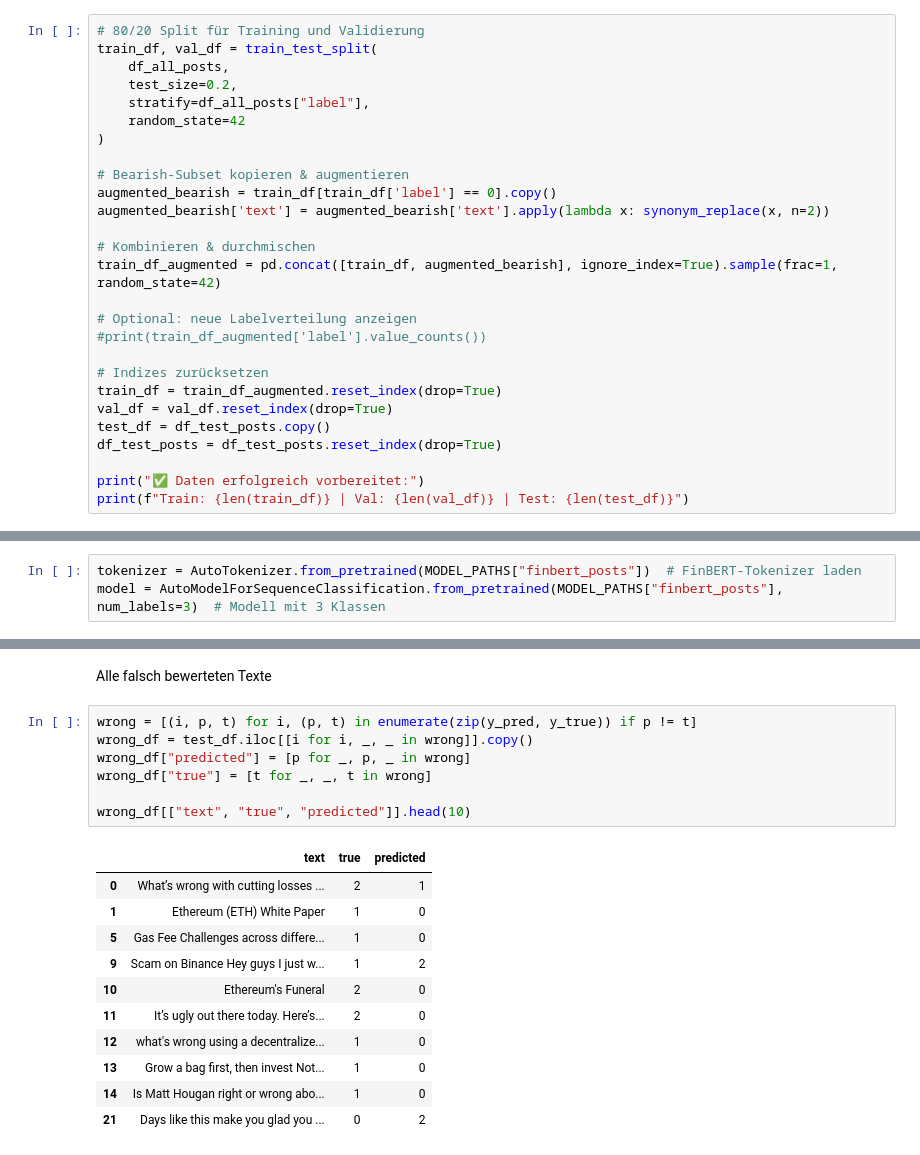
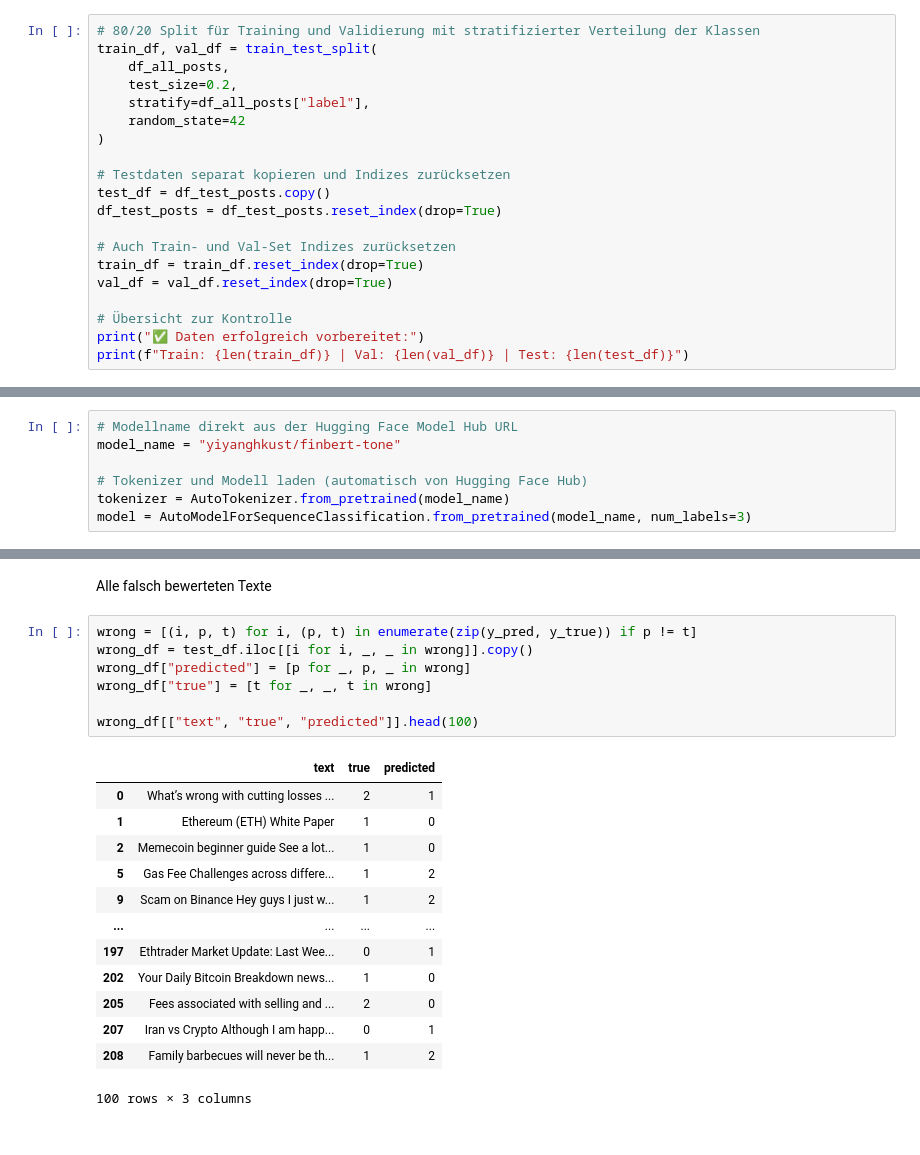
Before and after one commit to Reimser/data_mining_studienarbeit, a Jupyter notebook: notebooks/modeling/finbert.ipynb, the cells around one changed output, grey strips where cells are left out. Drawn from its saved outputs; the diff is of its cells as text.

```diff
--- a/notebooks/modeling/finbert.ipynb
+++ b/notebooks/modeling/finbert.ipynb
@@ -73,7 +47,7 @@ def synonym_replace(text, n=1):
 # %% [markdown]
 ## Train- Test-split
 # %%
-# 80/20 Split für Training und Validierung
+# 80/20 Split für Training und Validierung mit stratifizierter Verteilung der Klassen
 train_df, val_df = train_test_split(
     df_all_posts,
     test_size=0.2,
@@ -81,22 +55,15 @@ train_df, val_df = train_test_split(
     random_state=42
 )
 
-# Bearish-Subset kopieren & augmentieren
-augmented_bearish = train_df[train_df['label'] == 0].copy()
-augmented_bearish['text'] = augmented_bearish['text'].apply(lambda x: synonym_replace(x, n=2))
-
-# Kombinieren & durchmischen
-train_df_augmented = pd.concat([train_df, augmented_bearish], ignore_index=True).sample(frac=1, random_state=42)
-
-# Optional: neue Labelverteilung anzeigen
-#print(train_df_augmented['label'].value_counts())
-
-# Indizes zurücksetzen
-train_df = train_df_augmented.reset_index(drop=True)
-val_df = val_df.reset_index(drop=True)
+# Testdaten separat kopieren und Indizes zurücksetzen
 test_df = df_test_posts.copy()
 df_test_posts = df_test_posts.reset_index(drop=True)
 
+# Auch Train- und Val-Set Indizes zurücksetzen
+train_df = train_df.reset_index(drop=True)
+val_df = val_df.reset_index(drop=True)
+
+# Übersicht zur Kontrolle
 print("✅ Daten erfolgreich vorbereitet:")
 print(f"Train: {len(train_df)} | Val: {len(val_df)} | Test: {len(test_df)}")
 # %% [output]
@@ -154,8 +121,12 @@ for path in MODEL_PATHS.values():
 # %% [markdown]
 Modell & Tokenizer laden
 # %%
-tokenizer = AutoTokenizer.from_pretrained(MODEL_PATHS["finbert_posts"])  # FinBERT-Tokenizer laden
-model = AutoModelForSequenceClassification.from_pretrained(MODEL_PATHS["finbert_posts"], num_labels=3)  # Modell mit 3 Klassen
+# Modellname direkt aus der Hugging Face Model Hub URL
+model_name = "yiyanghkust/finbert-tone"
+
+# Tokenizer und Modell laden (automatisch von Hugging Face Hub)
+tokenizer = AutoTokenizer.from_pretrained(model_name)
+model = AutoModelForSequenceClassification.from_pretrained(model_name, num_labels=3)
 # %% [markdown]
 Tokenizer-Funktion
 # %%
@@ -404,19 +308,21 @@ Alle falsch bewerteten Texte
 # %%
 wrong = [(i, p, t) for i, (p, t) in enumerate(zip(y_pred, y_true)) if p != t]
 wrong_df = test_df.iloc[[i for i, _, _ in wrong]].copy()
 wrong_df["predicted"] = [p for _, p, _ in wrong]
 wrong_df["true"] = [t for _, _, t in wrong]
 
-wrong_df[["text", "true", "predicted"]].head(10)
+wrong_df[["text", "true", "predicted"]].head(100)
 # %% [output]
 |  | text | true | predicted |
 | 0 | What’s wrong with cutting losses ... | 2 | 1 |
 | 1 | Ethereum (ETH) White Paper | 1 | 0 |
-| 5 | Gas Fee Challenges across differe... | 1 | 0 |
+| 2 | Memecoin beginner guide See a lot... | 1 | 0 |
+| 5 | Gas Fee Challenges across differe... | 1 | 2 |
 | 9 | Scam on Binance Hey guys I just w... | 1 | 2 |
-| 10 | Ethereum's Funeral | 2 | 0 |
-| 11 | It’s ugly out there today. Here’s... | 2 | 0 |
-| 12 | what's wrong using a decentralize... | 1 | 0 |
-| 13 | Grow a bag first, then invest Not... | 1 | 0 |
-| 14 | Is Matt Hougan right or wrong abo... | 1 | 0 |
-| 21 | Days like this make you glad you ... | 0 | 2 |
+| ... | ... | ... | ... |
+| 197 | Ethtrader Market Update: Last Wee... | 0 | 1 |
+| 202 | Your Daily Bitcoin Breakdown news... | 1 | 0 |
+| 205 | Fees associated with selling and ... | 2 | 0 |
+| 207 | Iran vs Crypto Although I am happ... | 0 | 1 |
+| 208 | Family barbecues will never be th... | 1 | 2 |
+100 rows × 3 columns
```
Also changed, not shown: parts of 9 cells of this notebook, 4 other files.
